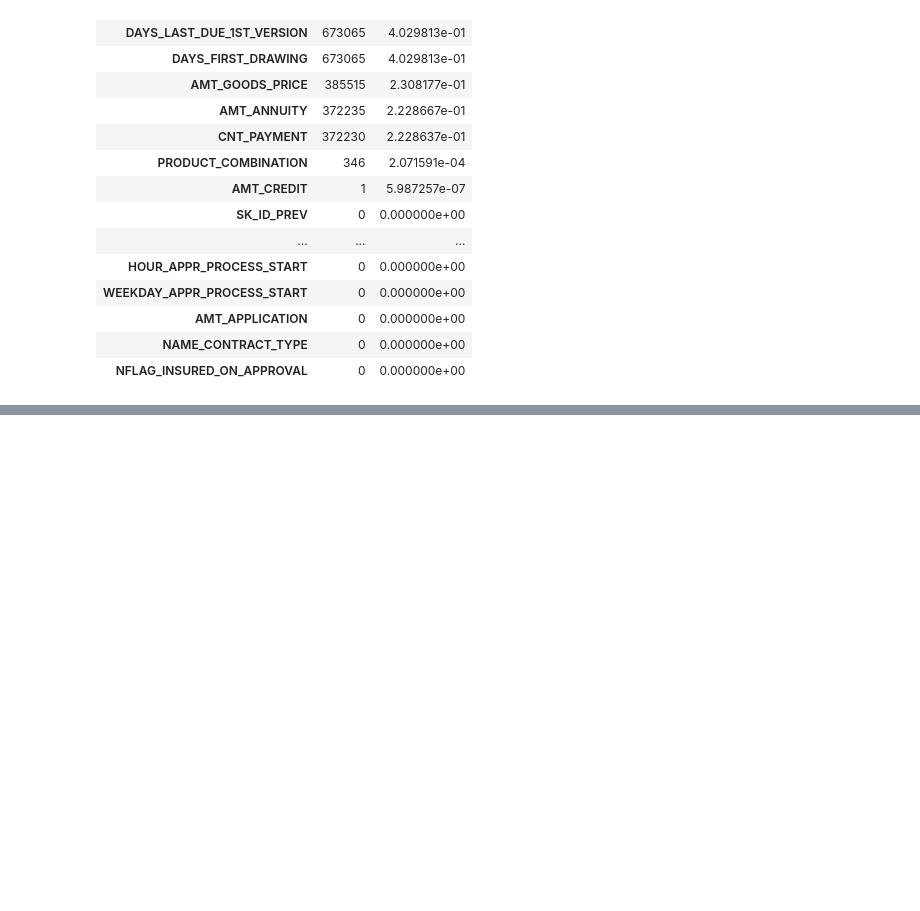
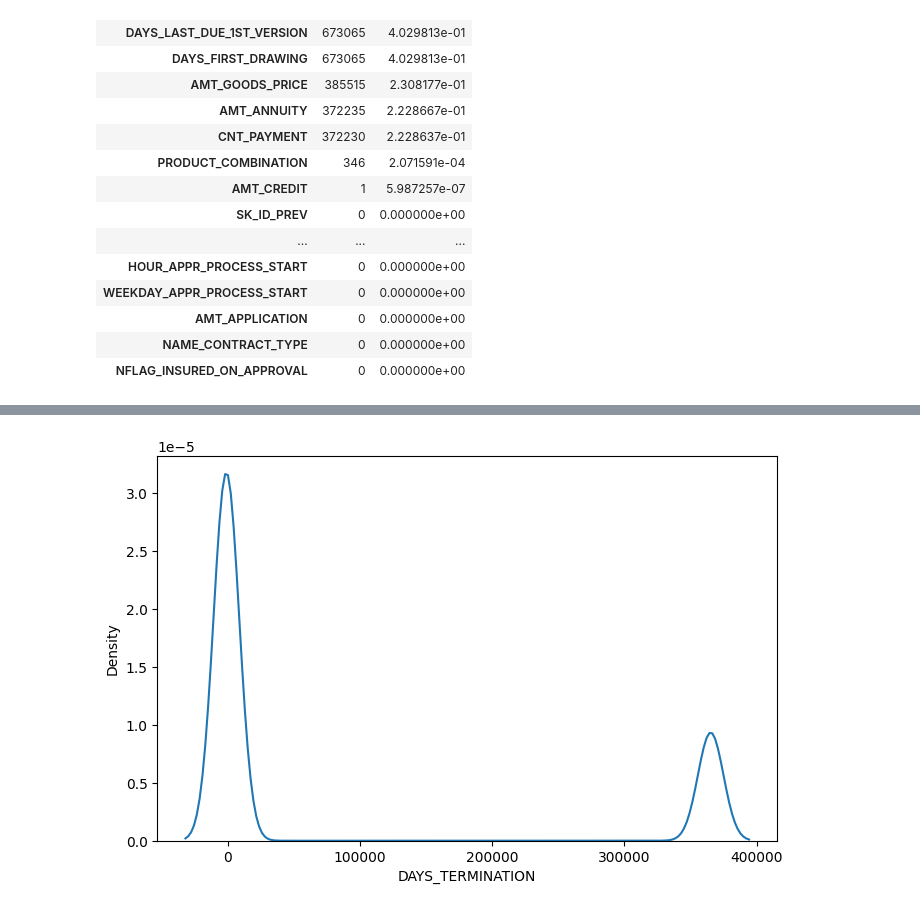
Before and after one commit to Saifansari-ai/Credit_risk_modeling, a Jupyter notebook: additional_data.ipynb, the cells around one changed output, grey strips where cells are left out. Cells and saved outputs as stored; diff of their text form; code cells hidden in the pictures; blank space fills up the shorter version.

```diff
--- a/additional_data.ipynb
+++ b/additional_data.ipynb
@@ -696,0 +707,7 @@ missing_values(previous_application)
+# %%
+# kde plot of DAYS_TERMINATION
+plt.figure(figsize=(8,5))
+sns.kdeplot(previous_application['DAYS_TERMINATION'])
+plt.show()
+# %% [output]
+[figure, added]
```
Also changed, not shown: parts of 88 cells of this notebook.
